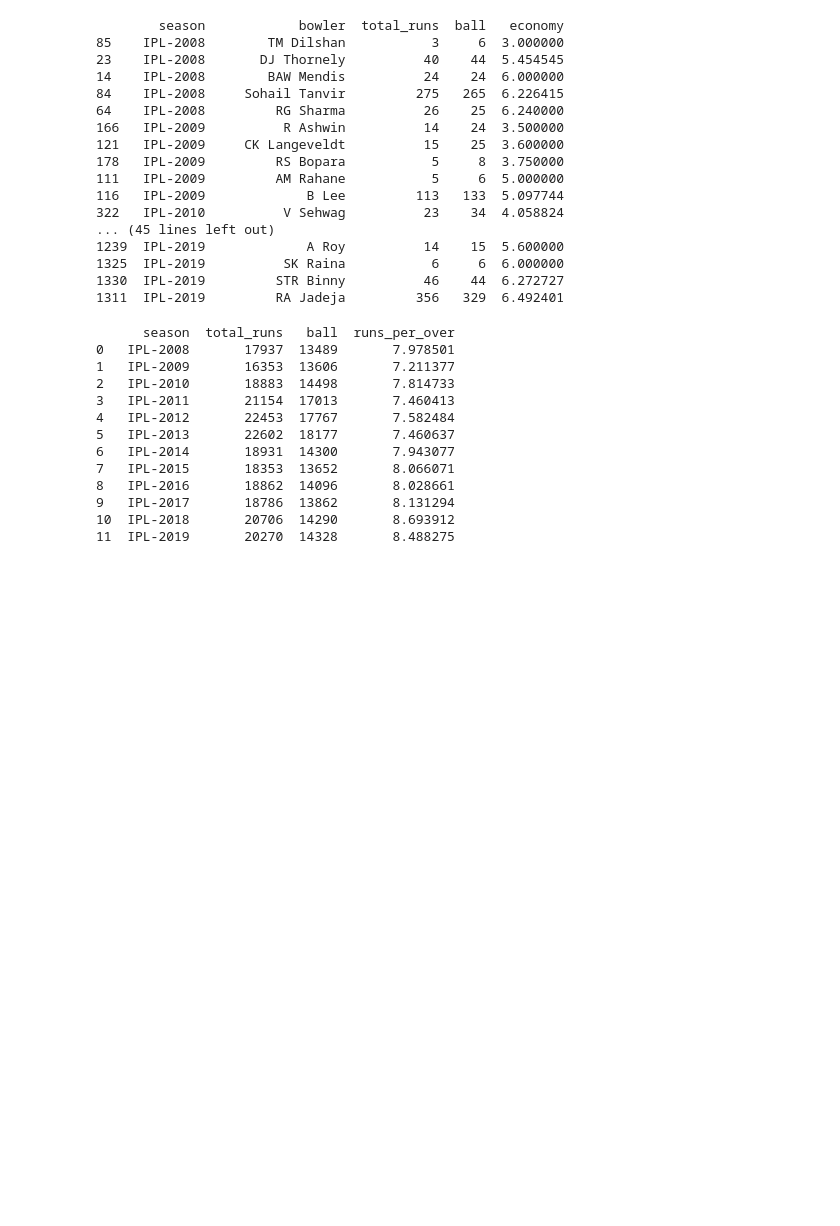
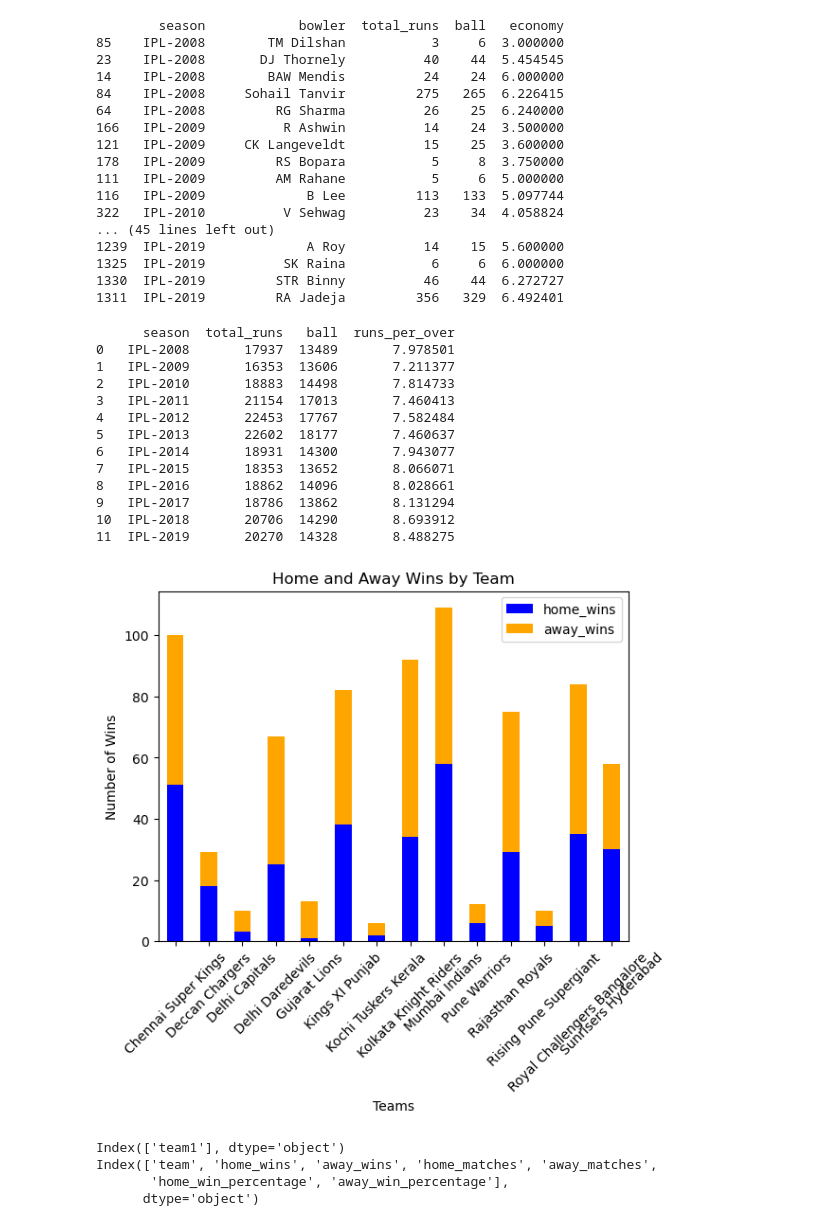
Before and after one commit to dchaudhari7177/IPLDATA, a Jupyter notebook: IPLdata.ipynb, the cells around one changed output. Cells and saved outputs as stored; diff of their text form; code cells hidden in the pictures; blank space fills up the shorter version.

```diff
--- a/IPLdata.ipynb
+++ b/IPLdata.ipynb
@@ -334,3 +302,30 @@ print(runs_per_season)
 9   IPL-2017       18786  13862       8.131294
 10  IPL-2018       20706  14290       8.693912
 11  IPL-2019       20270  14328       8.488275
+# %%
+import matplotlib.pyplot as plt
+
+home_away_df = pd.read_csv("teamwise_home_and_away.csv")
+home_away_summary = home_away_df.groupby('team').agg({'home_wins': 'sum', 'away_wins': 'sum'}).reset_index()
+
+home_away_summary.plot(x='team', kind='bar', stacked=True, color=['blue', 'orange'])
+plt.title('Home and Away Wins by Team')
+plt.ylabel('Number of Wins')
+plt.xlabel('Teams')
+plt.xticks(rotation=45)
+plt.show()
+# %% [output]
+[figure, added]
+# %%
+teams_df = pd.read_csv("teams.csv")
+print(teams_df.columns)
+
+import pandas as pd
+
+home_away_df = pd.read_csv("teamwise_home_and_away.csv")
+print(home_away_df.columns)
+# %% [output]
+Index(['team1'], dtype='object')
+Index(['team', 'home_wins', 'away_wins', 'home_matches', 'away_matches',
+       'home_win_percentage', 'away_win_percentage'],
+      dtype='object')
```
Also changed, not shown: parts of 18 cells of this notebook, 4 other files.
